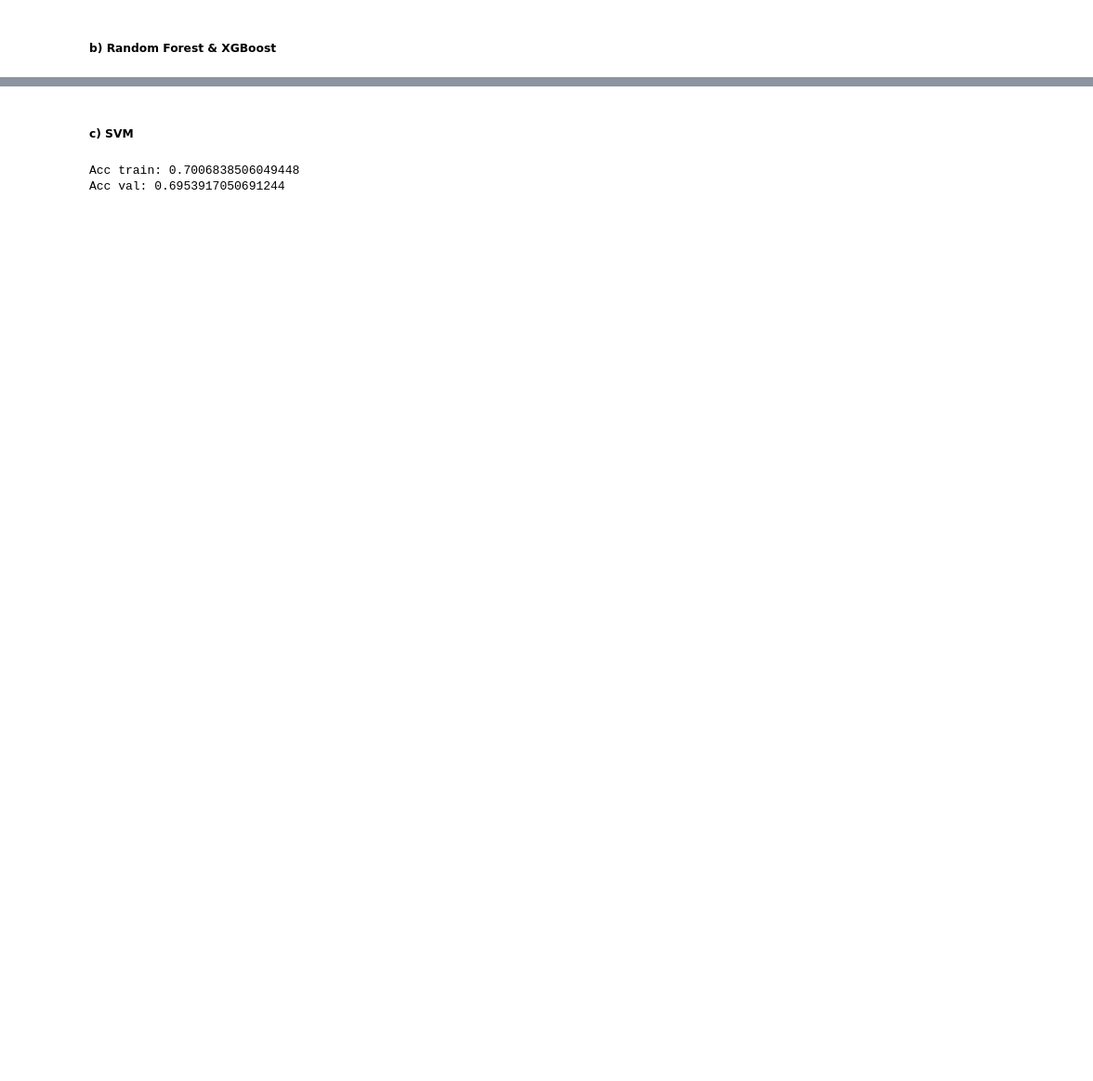
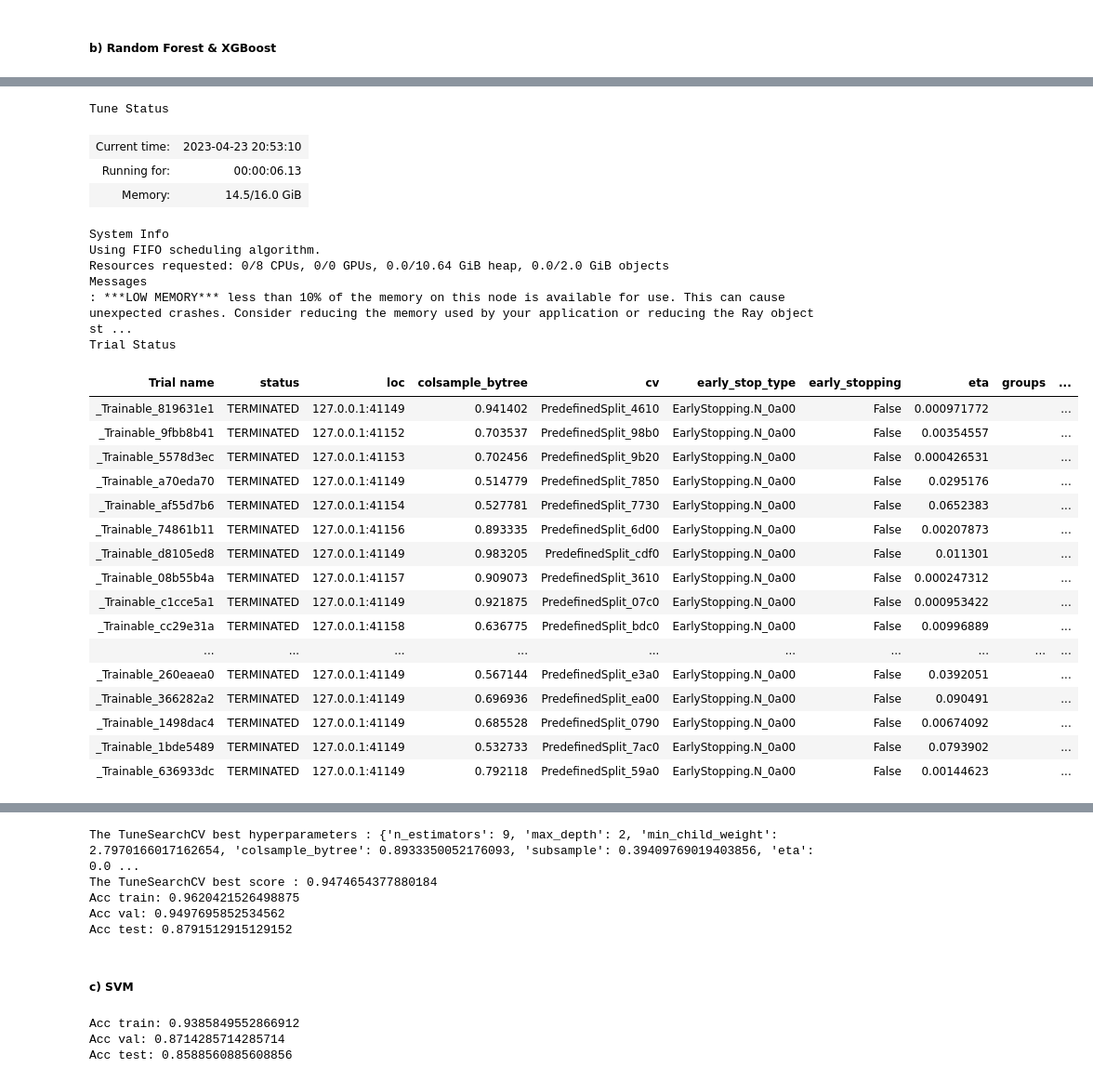
Before and after one commit to lassefschmidt/Network-Science_Final-Project, a Jupyter notebook: 2_Link Prediction_Supervised.ipynb, the cells around one changed output, grey strips where cells are left out. Shown at 93% size. Saved outputs shown, nothing was run; the diff lists cells and outputs as text; code cells hidden in the pictures; blank space fills up the shorter version.

```diff
--- a/2_Link Prediction_Supervised.ipynb
+++ b/2_Link Prediction_Supervised.ipynb
@@ -276,29 +345,62 @@ print(f"Acc val: {acc_val}")
 # %%
 # tuning XGBoostClassifier
 tune_search = TuneSearchCV(
     XGBoost_mdl,
     XGBoost_params,
     search_optimization="hyperopt",
     n_trials=20,
     cv=ps,
     scoring='accuracy',
     early_stopping=False,
     verbose=1,
     return_train_score=True,
 )
 tune_search.fit(X_trainval_sv, y_trainval)
 
 # print tuning results
 print(f'The TuneSearchCV best hyperparameters : {tune_search.best_params_}')
 print(f'The TuneSearchCV best score : {tune_search.best_score_}')
 
 # performance on train set
 y_trainval_hat = tune_search.best_estimator_.predict(X_trainval_sv)
 acc_trainval = accuracy_score(y_trainval, y_trainval_hat)
 
 # performance on val set
 y_val_hat = tune_search.best_estimator_.predict(X_val_sv)
 acc_val = accuracy_score(y_val, y_val_hat)
 
+# performance on test set
+y_test_hat = tune_search.best_estimator_.predict(X_test_sv)
+acc_test = accuracy_score(y_test, y_test_hat)
+
 print(f"Acc train: {acc_trainval}")
 print(f"Acc val: {acc_val}")
+print(f"Acc test: {acc_test}")
+# %% [output]
+Tune Status
+| Current time: | 2023-04-23 20:53:10 |
+| Running for: | 00:00:06.13 |
+| Memory: | 14.5/16.0 GiB |
+System Info
+Using FIFO scheduling algorithm.
+Resources requested: 0/8 CPUs, 0/0 GPUs, 0.0/10.64 GiB heap, 0.0/2.0 GiB objects
+Messages
+: ***LOW MEMORY*** less than 10% of the memory on this node is available for use. This can cause unexpected crashes. Consider reducing the memory used by your application or reducing the Ray object st ...
+Trial Status
+| Trial name | status | loc | colsample_bytree | cv | early_stop_type | early_stopping | eta | groups | ... |
+| _Trainable_819631e1 | TERMINATED | 127.0.0.1:41149 | 0.941402 | PredefinedSplit_4610 | EarlyStopping.N_0a00 | False | 0.000971772 |  | ... |
+| _Trainable_9fbb8b41 | TERMINATED | 127.0.0.1:41152 | 0.703537 | PredefinedSplit_98b0 | EarlyStopping.N_0a00 | False | 0.00354557 |  | ... |
+| _Trainable_5578d3ec | TERMINATED | 127.0.0.1:41153 | 0.702456 | PredefinedSplit_9b20 | EarlyStopping.N_0a00 | False | 0.000426531 |  | ... |
+| _Trainable_a70eda70 | TERMINATED | 127.0.0.1:41149 | 0.514779 | PredefinedSplit_7850 | EarlyStopping.N_0a00 | False | 0.0295176 |  | ... |
+| _Trainable_af55d7b6 | TERMINATED | 127.0.0.1:41154 | 0.527781 | PredefinedSplit_7730 | EarlyStopping.N_0a00 | False | 0.0652383 |  | ... |
+| _Trainable_74861b11 | TERMINATED | 127.0.0.1:41156 | 0.893335 | PredefinedSplit_6d00 | EarlyStopping.N_0a00 | False | 0.00207873 |  | ... |
+| _Trainable_d8105ed8 | TERMINATED | 127.0.0.1:41149 | 0.983205 | PredefinedSplit_cdf0 | EarlyStopping.N_0a00 | False | 0.011301 |  | ... |
+| _Trainable_08b55b4a | TERMINATED | 127.0.0.1:41157 | 0.909073 | PredefinedSplit_3610 | EarlyStopping.N_0a00 | False | 0.000247312 |  | ... |
+| _Trainable_c1cce5a1 | TERMINATED | 127.0.0.1:41149 | 0.921875 | PredefinedSplit_07c0 | EarlyStopping.N_0a00 | False | 0.000953422 |  | ... |
+| _Trainable_cc29e31a | TERMINATED | 127.0.0.1:41158 | 0.636775 | PredefinedSplit_bdc0 | EarlyStopping.N_0a00 | False | 0.00996889 |  | ... |
+| ... | ... | ... | ... | ... | ... | ... | ... | ... | ... |
+| _Trainable_260eaea0 | TERMINATED | 127.0.0.1:41149 | 0.567144 | PredefinedSplit_e3a0 | EarlyStopping.N_0a00 | False | 0.0392051 |  | ... |
+| _Trainable_366282a2 | TERMINATED | 127.0.0.1:41149 | 0.696936 | PredefinedSplit_ea00 | EarlyStopping.N_0a00 | False | 0.090491 |  | ... |
+| _Trainable_1498dac4 | TERMINATED | 127.0.0.1:41149 | 0.685528 | PredefinedSplit_0790 | EarlyStopping.N_0a00 | False | 0.00674092 |  | ... |
+| _Trainable_1bde5489 | TERMINATED | 127.0.0.1:41149 | 0.532733 | PredefinedSplit_7ac0 | EarlyStopping.N_0a00 | False | 0.0793902 |  | ... |
+| _Trainable_636933dc | TERMINATED | 127.0.0.1:41149 | 0.792118 | PredefinedSplit_59a0 | EarlyStopping.N_0a00 | False | 0.00144623 |  | ... |
@@ -305,3 +424,8 @@ print(f"Acc val: {acc_val}")
+The TuneSearchCV best hyperparameters : {'n_estimators': 9, 'max_depth': 2, 'min_child_weight': 2.7970166017162654, 'colsample_bytree': 0.8933350052176093, 'subsample': 0.39409769019403856, 'eta': 0.0 ...
+The TuneSearchCV best score : 0.9474654377880184
+Acc train: 0.9620421526498875
+Acc val: 0.9497695852534562
+Acc test: 0.8791512915129152
 # %% [markdown]
 ##### c) SVM
 # %%
@@ -324,8 +449,14 @@ acc_train = accuracy_score(y_train, y_train_hat)
 y_val_hat = clf.predict(X_val_sv)
 acc_val = accuracy_score(y_val, y_val_hat)
 
+# performance on test set
+y_test_hat = clf.predict(X_test_sv)
+acc_test = accuracy_score(y_test, y_test_hat)
+
 print(f"Acc train: {acc_train}")
 print(f"Acc val: {acc_val}")
+print(f"Acc test: {acc_test}")
 # %% [output]
-Acc train: 0.7006838506049448
-Acc val: 0.6953917050691244
+Acc train: 0.9385849552866912
+Acc val: 0.8714285714285714
+Acc test: 0.8588560885608856
```
Also changed, not shown: parts of 6 cells of this notebook.
